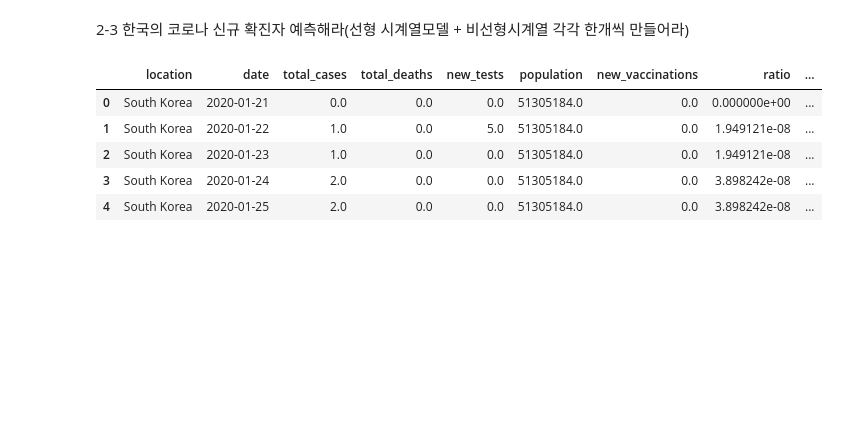
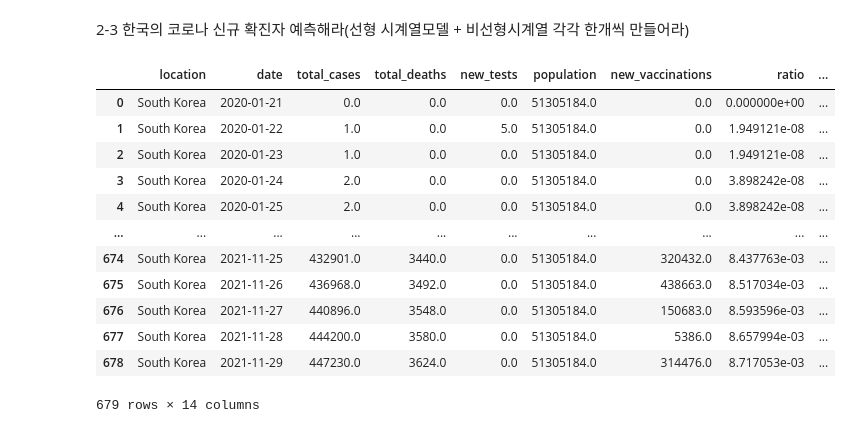
Before and after one commit to teng-ny/ADPStudy, a Jupyter notebook: ADP시험복기/kaggle_17회/(17회) 2-1. 나라별 코로나.ipynb, the cells around one changed output. Saved outputs shown, nothing was run; the diff lists cells and outputs as text; code cells hidden in the pictures; blank space fills up the shorter version.

```diff
--- a/ADP시험복기/kaggle_17회/(17회) 2-1. 나라별 코로나.ipynb
+++ b/ADP시험복기/kaggle_17회/(17회) 2-1. 나라별 코로나.ipynb
@@ -153,13 +153,21 @@ for v in ['total_cases', 'new_cases', 'ratio_index']:
 # %% [markdown]
 2-3 한국의 코로나 신규 확진자 예측해라(선형 시계열모델 + 비선형시계열 각각 한개씩 만들어라)
 # %%
+data=data.fillna(0)
 ko=data[data['location']=='South Korea'].reset_index(drop=True)
-ko.head()
+ko
 # %% [output]
 |  | location | date | total_cases | total_deaths | new_tests | population | new_vaccinations | ratio | ... |
 | 0 | South Korea | 2020-01-21 | 0.0 | 0.0 | 0.0 | 51305184.0 | 0.0 | 0.000000e+00 | ... |
 | 1 | South Korea | 2020-01-22 | 1.0 | 0.0 | 5.0 | 51305184.0 | 0.0 | 1.949121e-08 | ... |
 | 2 | South Korea | 2020-01-23 | 1.0 | 0.0 | 0.0 | 51305184.0 | 0.0 | 1.949121e-08 | ... |
 | 3 | South Korea | 2020-01-24 | 2.0 | 0.0 | 0.0 | 51305184.0 | 0.0 | 3.898242e-08 | ... |
 | 4 | South Korea | 2020-01-25 | 2.0 | 0.0 | 0.0 | 51305184.0 | 0.0 | 3.898242e-08 | ... |
+| ... | ... | ... | ... | ... | ... | ... | ... | ... | ... |
+| 674 | South Korea | 2021-11-25 | 432901.0 | 3440.0 | 0.0 | 51305184.0 | 320432.0 | 8.437763e-03 | ... |
+| 675 | South Korea | 2021-11-26 | 436968.0 | 3492.0 | 0.0 | 51305184.0 | 438663.0 | 8.517034e-03 | ... |
+| 676 | South Korea | 2021-11-27 | 440896.0 | 3548.0 | 0.0 | 51305184.0 | 150683.0 | 8.593596e-03 | ... |
+| 677 | South Korea | 2021-11-28 | 444200.0 | 3580.0 | 0.0 | 51305184.0 | 5386.0 | 8.657994e-03 | ... |
+| 678 | South Korea | 2021-11-29 | 447230.0 | 3624.0 | 0.0 | 51305184.0 | 314476.0 | 8.717053e-03 | ... |
+679 rows × 14 columns
 # %%
```
Also changed, not shown: parts of 1 cell of this notebook.
